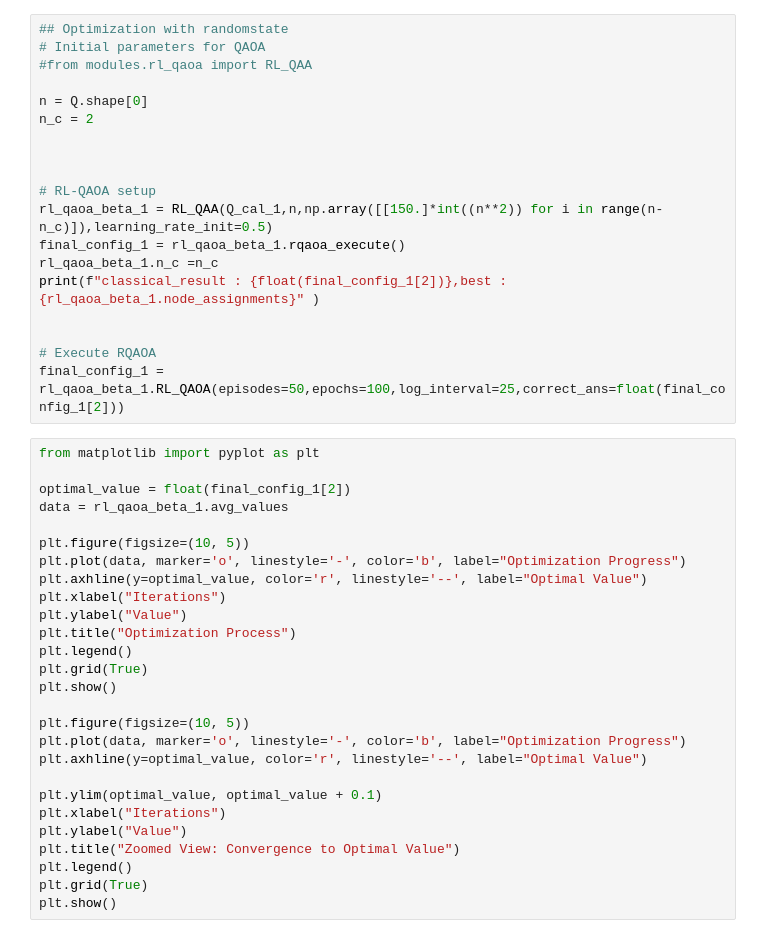
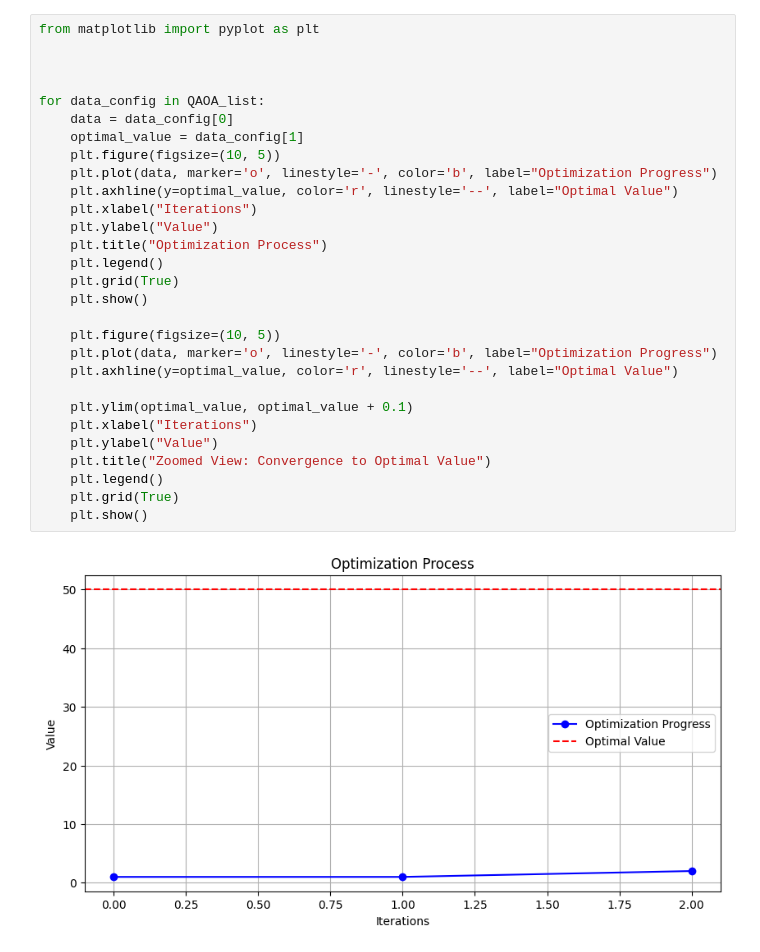
Before and after one commit to Han-JaeHoon/Pasqal_Hackathon_Feb25_Team_06, a Jupyter notebook: test.ipynb, the cells around one changed output. Saved outputs shown, nothing was run; the diff lists cells and outputs as text.

```diff
--- a/test.ipynb
+++ b/test.ipynb
@@ -83,49 +73,34 @@ final_config = rl_qaoa_beta.RL_QAOA(episodes=50,epochs=100,log_interval=25,corre
 # %% [output]
 classical_result : -2.4395037306346015,best : [1, -1, 1, -1, 1, 1, 1, -1, -1]
 KeyboardInterrupt:
-# %%
-## Optimization with randomstate
-# Initial parameters for QAOA
-#from modules.rl_qaoa import RL_QAA
-
-n = Q.shape[0]
-n_c = 2
-
-
-
-# RL-QAOA setup
-rl_qaoa_beta_1 = RL_QAA(Q_cal_1,n,np.array([[150.]*int((n**2)) for i in range(n-n_c)]),learning_rate_init=0.5)
-final_config_1 = rl_qaoa_beta_1.rqaoa_execute()
-rl_qaoa_beta_1.n_c =n_c
-print(f"classical_result : {float(final_config_1[2])},best : {rl_qaoa_beta_1.node_assignments}" )
-
-
-# Execute RQAOA
-final_config_1 = rl_qaoa_beta_1.RL_QAOA(episodes=50,epochs=100,log_interval=25,correct_ans=float(final_config_1[2]))
 # %%
 from matplotlib import pyplot as plt
 
-optimal_value = float(final_config_1[2])
-data = rl_qaoa_beta_1.avg_values
 
-plt.figure(figsize=(10, 5))
-plt.plot(data, marker='o', linestyle='-', color='b', label="Optimization Progress")
-plt.axhline(y=optimal_value, color='r', linestyle='--', label="Optimal Value")
-plt.xlabel("Iterations")
-plt.ylabel("Value")
-plt.title("Optimization Process")
-plt.legend()
-plt.grid(True)
-plt.show()
 
-plt.figure(figsize=(10, 5))
-plt.plot(data, marker='o', linestyle='-', color='b', label="Optimization Progress")
-plt.axhline(y=optimal_value, color='r', linestyle='--', label="Optimal Value")
+for data_config in QAOA_list:
+    data = data_config[0]
+    optimal_value = data_config[1]
+    plt.figure(figsize=(10, 5))
+    plt.plot(data, marker='o', linestyle='-', color='b', label="Optimization Progress")
+    plt.axhline(y=optimal_value, color='r', linestyle='--', label="Optimal Value")
+    plt.xlabel("Iterations")
+    plt.ylabel("Value")
+    plt.title("Optimization Process")
+    plt.legend()
+    plt.grid(True)
+    plt.show()
 
-plt.ylim(optimal_value, optimal_value + 0.1)
-plt.xlabel("Iterations")
-plt.ylabel("Value")
-plt.title("Zoomed View: Convergence to Optimal Value")
-plt.legend()
-plt.grid(True)
-plt.show()
+    plt.figure(figsize=(10, 5))
+    plt.plot(data, marker='o', linestyle='-', color='b', label="Optimization Progress")
+    plt.axhline(y=optimal_value, color='r', linestyle='--', label="Optimal Value")
+
+    plt.ylim(optimal_value, optimal_value + 0.1)
+    plt.xlabel("Iterations")
+    plt.ylabel("Value")
+    plt.title("Zoomed View: Convergence to Optimal Value")
+    plt.legend()
+    plt.grid(True)
+    plt.show()
+# %% [output]
+[figure, added]
```
Also changed, not shown: parts of 3 cells of this notebook.
